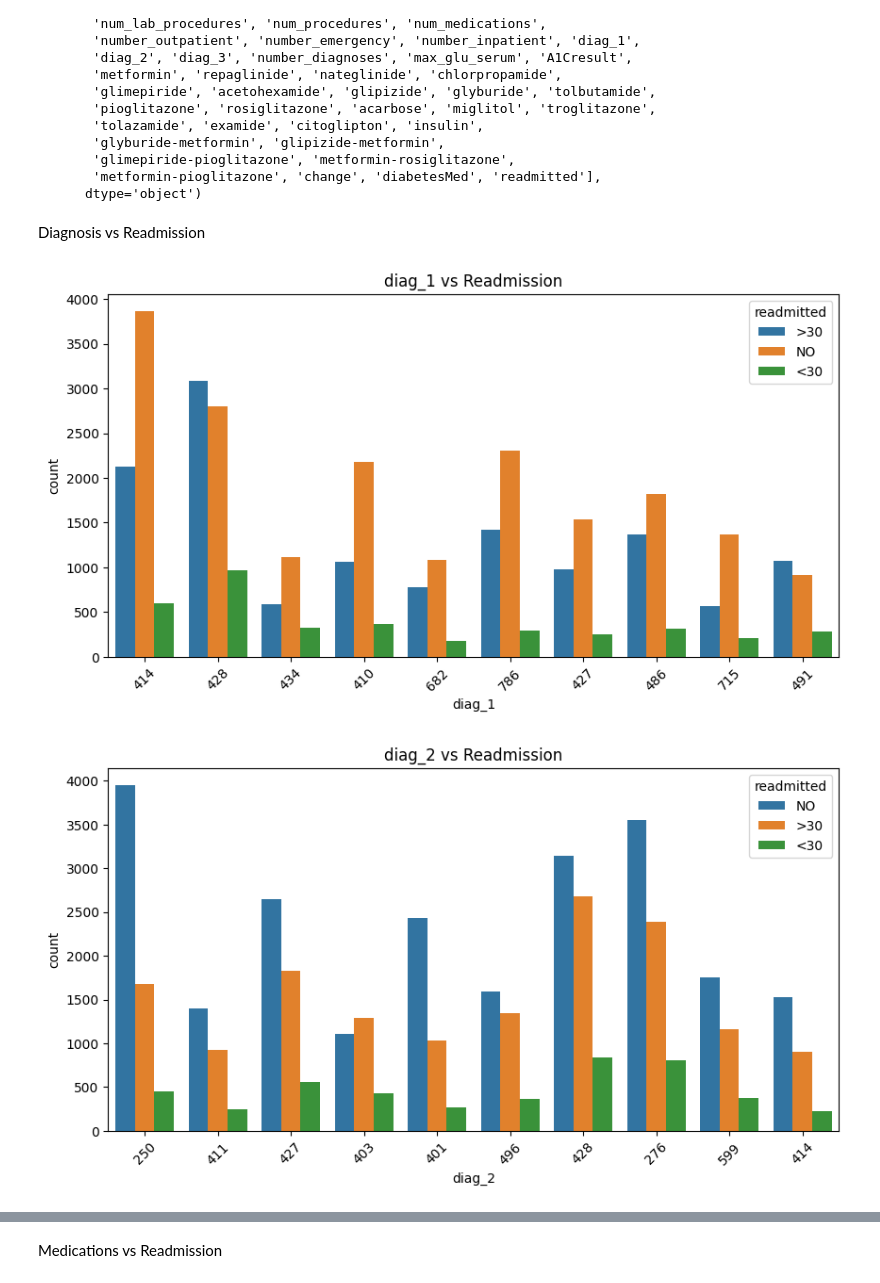
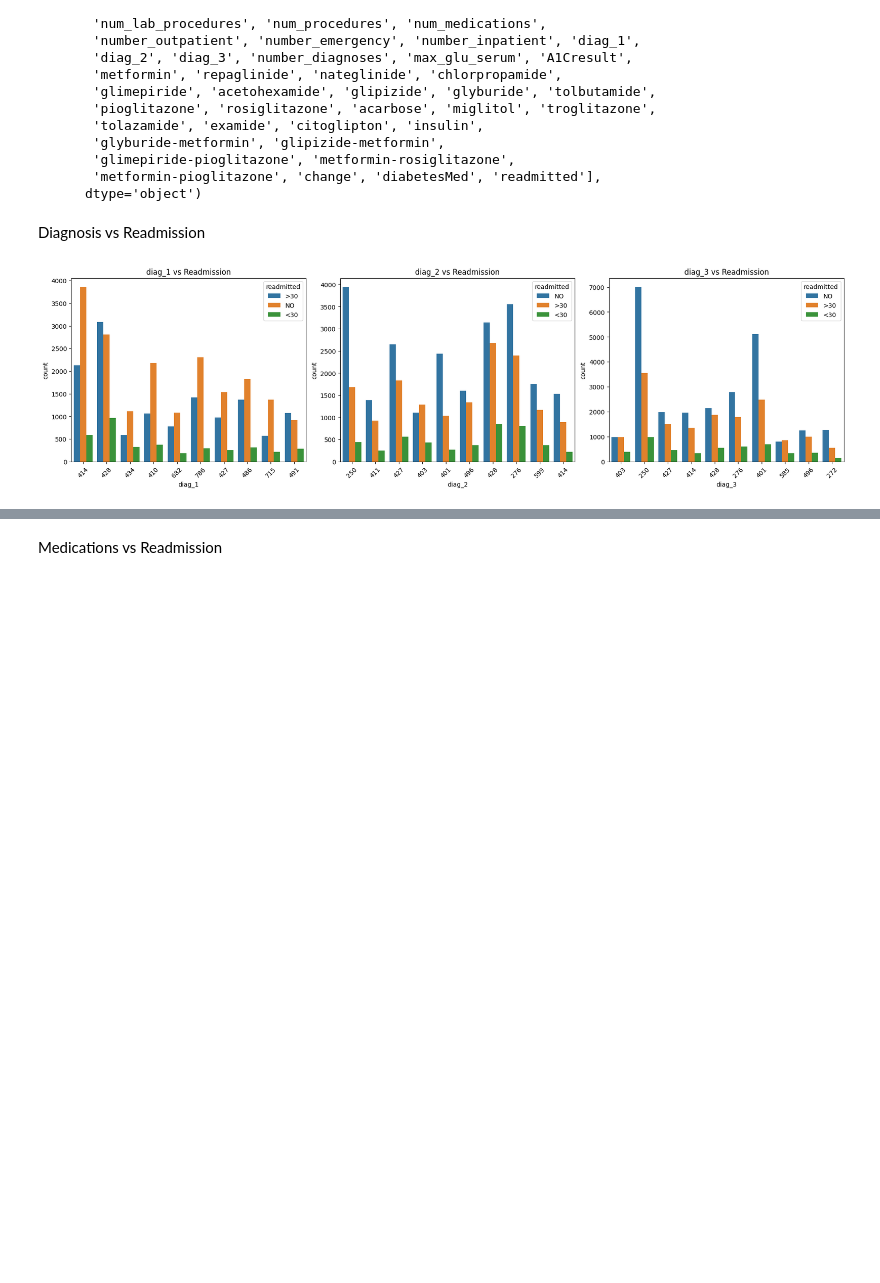
Before and after one commit to yomnabayomi/Hospital-Readmission-Prediction, a Jupyter notebook: Project (2).ipynb, the cells around one changed output, grey strips where cells are left out. Drawn from its saved outputs; the diff is of its cells as text; code cells hidden in the pictures; blank space fills up the shorter version.

```diff
--- a/Project (2).ipynb
+++ b/Project (2).ipynb
@@ -191,16 +191,36 @@ Index(['encounter_id', 'patient_nbr', 'race', 'gender', 'age', 'weight',
 # %% [markdown]
 Diagnosis vs Readmission
 # %%
-diagnosis_cols = ['diag_1', 'diag_2', 'diag_3']
+# diagnosis_cols = ['diag_1', 'diag_2', 'diag_3']
 
-# Diagnosis vs Readmission
-for diag in diagnosis_cols:
-    plt.figure(figsize=(10, 5))
-    top10 = df[diag].value_counts().iloc[:10].index  # Top 10 frequent diagnoses
-    sns.countplot(data=df[df[diag].isin(top10)], x=diag, hue='readmitted')
-    plt.title(f'{diag} vs Readmission')
-    plt.xticks(rotation=45)
+# # Diagnosis vs Readmission
+# for diag in diagnosis_cols:
+#     plt.figure(figsize=(10, 5))
+#     top10 = df[diag].value_counts().iloc[:10].index  # Top 10 frequent diagnoses
+#     sns.countplot(data=df[df[diag].isin(top10)], x=diag, hue='readmitted')
+#     plt.title(f'{diag} vs Readmission')
+#     plt.xticks(rotation=45)
+#     plt.show()
+
+# above was my code but made chat wrap the plots in one line
+
+diagnosis_cols = ['diag_1', 'diag_2', 'diag_3']  # Extend this if more diag columns
+cols_per_row = 5
+
+# Generate plots
+for i in range(0, len(diagnosis_cols), cols_per_row):
+    sub_cols = diagnosis_cols[i:i + cols_per_row]
+    fig, axes = plt.subplots(1, len(sub_cols), figsize=(6 * len(sub_cols), 5), constrained_layout=True)
+
+    if len(sub_cols) == 1:
+        axes = [axes]
+
+    for ax, diag in zip(axes, sub_cols):
+        top10 = df[diag].value_counts().iloc[:10].index
+        sns.countplot(data=df[df[diag].isin(top10)], x=diag, hue='readmitted', ax=ax)
+        ax.set_title(f'{diag} vs Readmission')
+        plt.setp(ax.get_xticklabels(), rotation=45)
+
     plt.show()
 # %% [output]
-[figure, old version]
+[figure, new version]
-[figure, removed]
```
Also changed, not shown: parts of 2 cells of this notebook.
